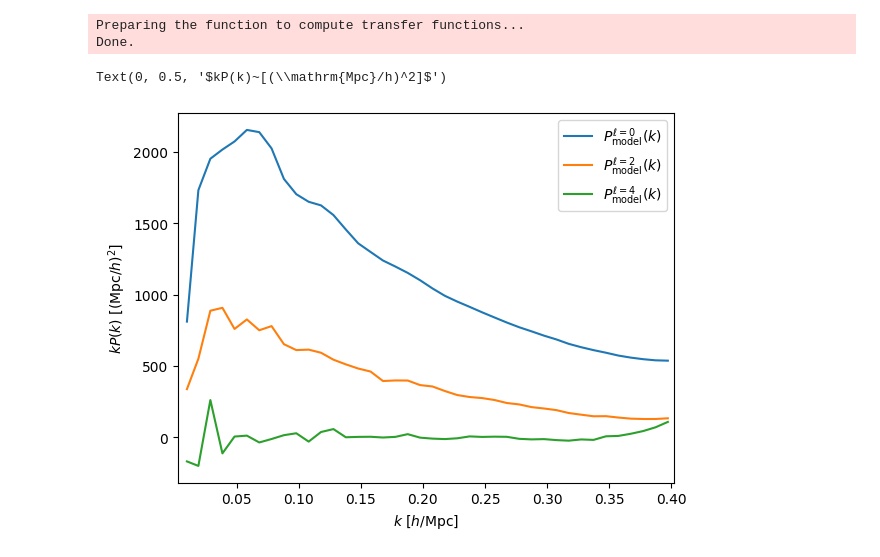
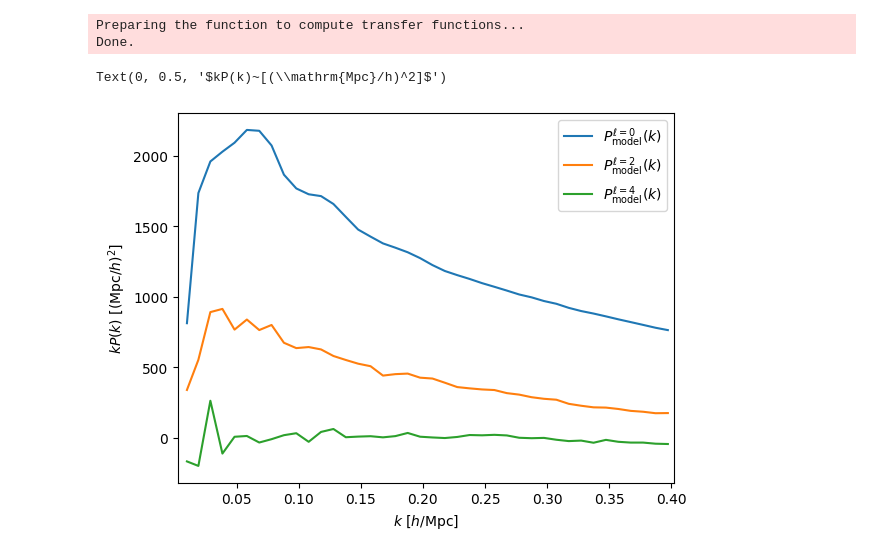
Before and after one commit to kazakitsu/field-level-inference, a Jupyter notebook: examples/forward_model.ipynb, the cells around one changed output. Cells and saved outputs as stored; diff of their text form; code cells hidden in the pictures.

```diff
--- a/examples/forward_model.ipynb
+++ b/examples/forward_model.ipynb
@@ -13,10 +17,12 @@ import field_level.power_util as power_util
 ### Generate a shifted (by Zeldovich) field realization with the effective cubic bias in redshift space
 # %%
 model_name = '1lpt_matter_rsd_cubic'
+#model_name = '1lpt_matter_rsd_lin'
 #model_name = '1lpt_lin'
 #model_name = 'gauss_rsd'
 
 which_pk = 'cosmo'
+#ng = 384
 ng = 256
 ng_L = int(1.5*ng)
 ng_E = 256
@@ -26,9 +32,10 @@ boxsize = 2000.0
 
 kf = 2.*jnp.pi/boxsize
 kny = jnp.pi/boxsize*ng
+kny_E = jnp.pi/boxsize*ng_E
 
 which_space = 'k_space' ### currently no effect
-window_order = 2 ### CIC
+window_order = 3 ### TSC
 interlace = 1 ### interlace on
 mas_params = [window_order, interlace]
 
@@ -113,43 +120,45 @@ b1 = 1.0
 b2 = -0.5
 bG2 = -0.5
 bGamma3 = 0.5
-biases = [b1, b2, bG2, bGamma3, growth_f]
+biases = [b1, b2, bG2, bGamma3, growth_f]  ### for cubic model
+
 deltak_L = coord.func_extend(ng_L, deltak_lin) ### zero-padding in k space
 
 if 'cubic' in model_name:
     model.call_Zenbu(cosmo_params, kmax)
-
-fieldk = model.models(deltak_L, biases, pk_lin)
+    fieldk = model.models(deltak_L, biases, pk_lin)
+else:
+    fieldk = model.models(deltak_L, biases)
 # %% [output]
 Preparing the function to compute transfer functions...
 Done.
 # %%
 pk_model = []
 for ell in [0, 2, 4]:
     pk_model.append(power_util.power_compute(fieldk, fieldk,
-                                             boxsize,  kmin=kf, kmax=kny, nbin=40,
+                                             boxsize,  kmin=kf, kmax=kny_E, nbin=40,
                                              ell=ell))
 
 ell = 0
 plt.plot(pk_model[ell][0],
          pk_model[ell][0]*pk_model[ell][1].real,
          label=r'$P^{\ell=0}_\mathrm{model}(k)$')
 
 ell = 1
 plt.plot(pk_model[ell][0],
          pk_model[ell][0]*pk_model[ell][1].real,
          label=r'$P^{\ell=2}_\mathrm{model}(k)$')
 
 ell = 2
 plt.plot(pk_model[ell][0],
          pk_model[ell][0]*pk_model[ell][1].real,
          label=r'$P^{\ell=4}_\mathrm{model}(k)$')
 
-plt.xlim(kf*0.9, kny)
+plt.xlim(kf*0.9, kny_E)
 
 plt.legend()
 plt.xlabel(r'$k~[h/\mathrm{Mpc}]$')
 plt.ylabel(r'$kP(k)~[(\mathrm{Mpc}/h)^2]$')
 # %% [output]
 Text(0, 0.5, '$kP(k)~[(\\mathrm{Mpc}/h)^2]$')
-[figure, old version]
+[figure, new version]
```
Also changed, not shown: parts of 3 cells of this notebook, 3 other files.
